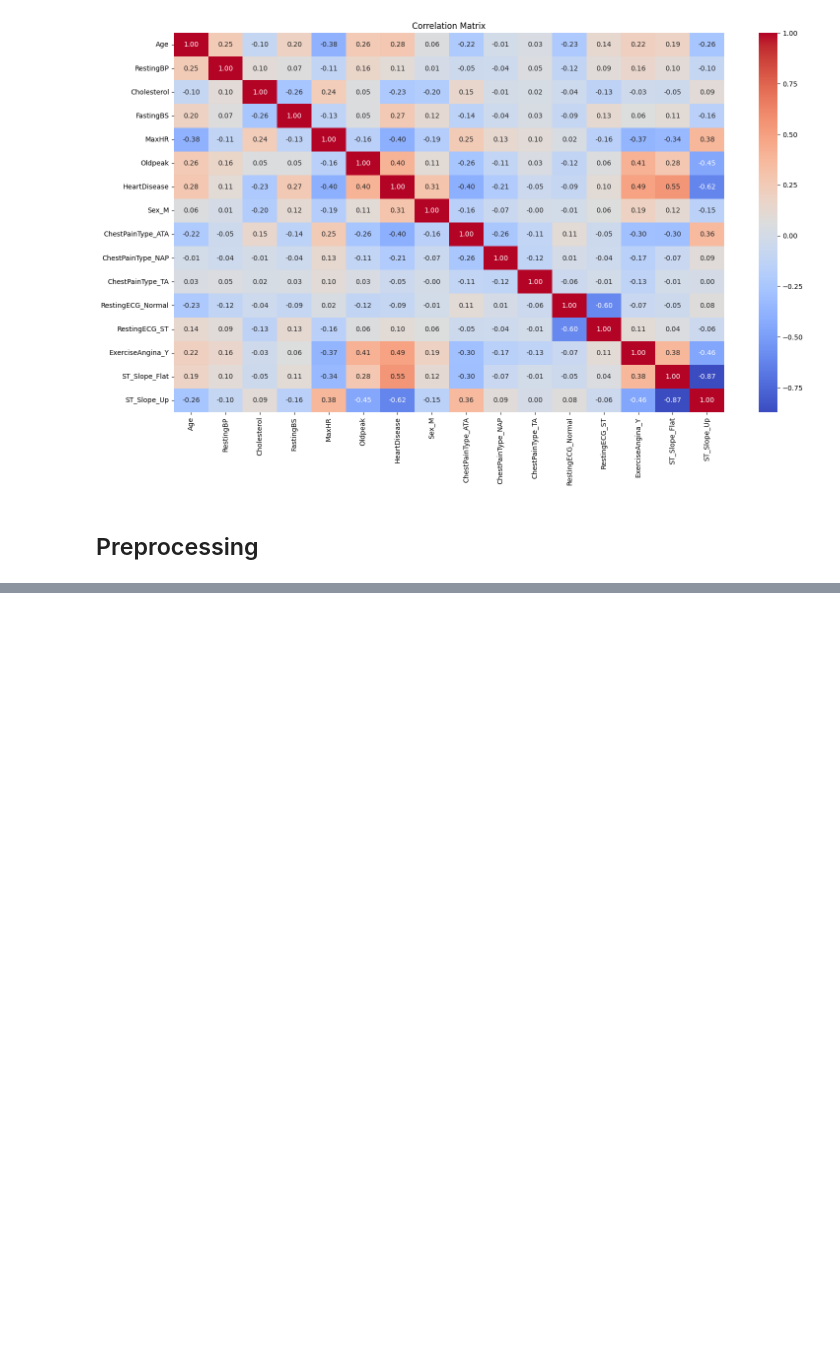
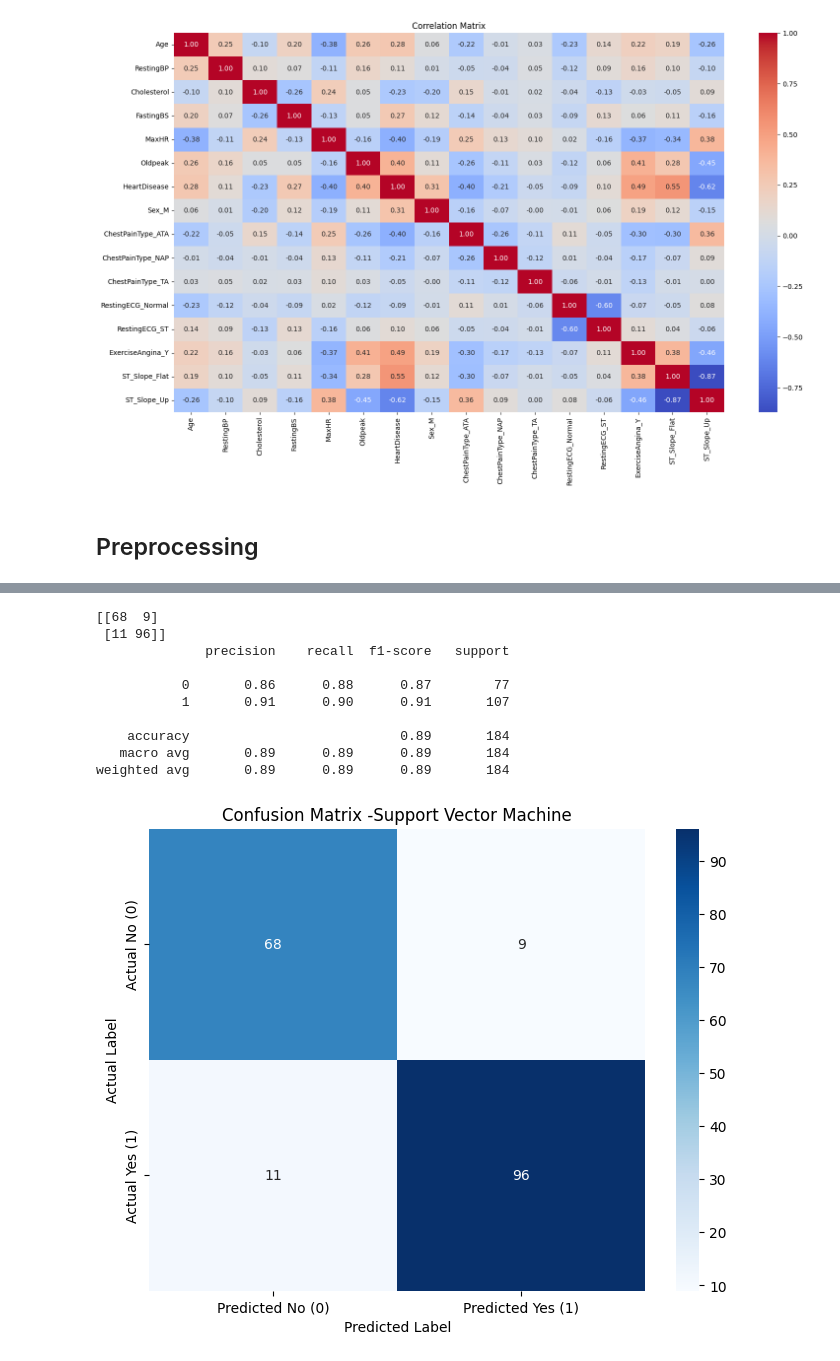
Before and after one commit to Foysal348/Heart-Disease-Prediction, a Jupyter notebook: Heart_Disease_Prediction.ipynb, the cells around one changed output, grey strips where cells are left out. Cells and saved outputs as stored; diff of their text form; code cells hidden in the pictures; blank space fills up the shorter version.

```diff
--- a/Heart_Disease_Prediction.ipynb
+++ b/Heart_Disease_Prediction.ipynb
@@ -189,0 +472,25 @@ numeric_cols=["Age","RestingBP","Cholesterol","FastingBS","MaxHR","Oldpeak"]
+# %%
+plt.figure(figsize=(8, 6))
+y_pred =model_svc.predict(X_test)
+print(confusion_matrix(y_test, y_pred))
+print(classification_report(y_test, y_pred))
+cm_svm = confusion_matrix(y_test, y_pred)
+sns.heatmap(cm_svm, annot=True, fmt='d', cmap='Blues',
+            xticklabels=['Predicted No (0)', 'Predicted Yes (1)'],
+            yticklabels=['Actual No (0)','Actual Yes (1)'])
+plt.title('Confusion Matrix -Support Vector Machine')
+plt.ylabel('Actual Label')
+plt.xlabel('Predicted Label')
+plt.show()
+# %% [output]
+[[68  9]
+ [11 96]]
+              precision    recall  f1-score   support
+
+           0       0.86      0.88      0.87        77
+           1       0.91      0.90      0.91       107
+
+    accuracy                           0.89       184
+   macro avg       0.89      0.89      0.89       184
+weighted avg       0.89      0.89      0.89       184
+[figure, added]
```
Also changed, not shown: parts of 11 cells of this notebook.
